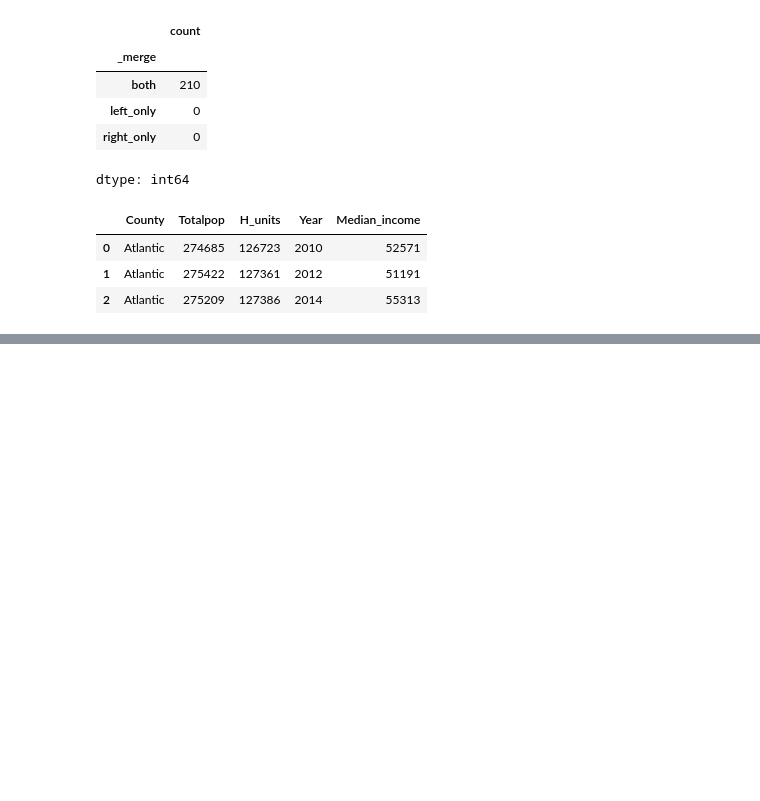
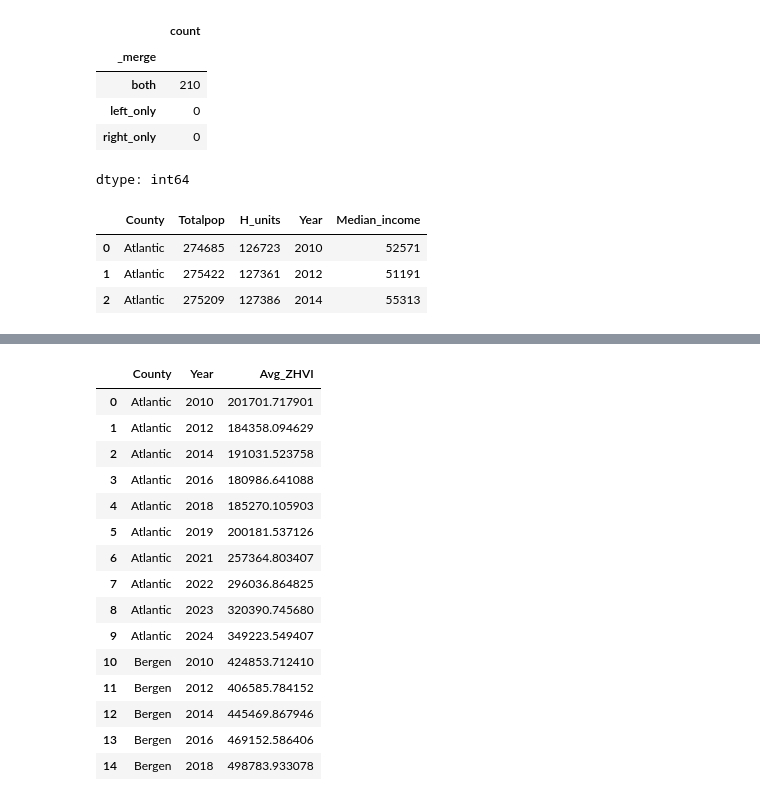
Before and after one commit to carlavilla/DataManagement, a Jupyter notebook: Flooding_and_Housing_NJ.ipynb, the cells around one changed output, grey strips where cells are left out. Cells and saved outputs as stored; diff of their text form; code cells hidden in the pictures; blank space fills up the shorter version.

```diff
--- a/Flooding_and_Housing_NJ.ipynb
+++ b/Flooding_and_Housing_NJ.ipynb
@@ -382,0 +494,21 @@ memory usage: 7.7+ MB
+# %%
+#Done with Gemini
+# 1. Filter the columns that contain any of our target years, keeping 'RegionName'
+columns_to_melt = ['RegionName'] + [col for col in zhviNJ.columns if any(year in col for year in target_years)]
+
+# 2. Melt (stack) the dataset using RegionName as the ID
+zhvi_long_all = pd.melt(
+    zhviNJ[columns_to_melt],
+    id_vars=['RegionName'],
+    var_name='Date',
+    value_name='HomeValue'
+)
+
+# 3. Convert 'Date' to datetime for chronological plotting
+zhvi_long_all['Date'] = pd.to_datetime(zhvi_long_all['Date'])
+
+# 4. Create the clean 'County' column for the legend
+zhvi_long_all['County'] = zhvi_long_all['RegionName'].str.replace(' County', '')
+
+# Display the top of our newly reshaped dataset
+zhvi_long_all.head()
@@ -382,0 +555,28 @@ memory usage: 7.7+ MB
+# %%
+#Created with Gemini
+# Extract the year from the 'Date' column
+zhvi_long_all['Year'] = zhvi_long_all['Date'].dt.year
+
+# Group by County and Year to compute the average annual home value
+annual_zhvi_avg = zhvi_long_all.groupby(['County', 'Year'])['HomeValue'].mean().reset_index()
+annual_zhvi_avg = annual_zhvi_avg.rename(columns={'HomeValue': 'Avg_ZHVI'})
+
+# Display the resulting DataFrame
+annual_zhvi_avg.head(15)
+# %% [output]
+|  | County | Year | Avg_ZHVI |
+| 0 | Atlantic | 2010 | 201701.717901 |
+| 1 | Atlantic | 2012 | 184358.094629 |
+| 2 | Atlantic | 2014 | 191031.523758 |
+| 3 | Atlantic | 2016 | 180986.641088 |
+| 4 | Atlantic | 2018 | 185270.105903 |
+| 5 | Atlantic | 2019 | 200181.537126 |
+| 6 | Atlantic | 2021 | 257364.803407 |
+| 7 | Atlantic | 2022 | 296036.864825 |
+| 8 | Atlantic | 2023 | 320390.745680 |
+| 9 | Atlantic | 2024 | 349223.549407 |
+| 10 | Bergen | 2010 | 424853.712410 |
+| 11 | Bergen | 2012 | 406585.784152 |
+| 12 | Bergen | 2014 | 445469.867946 |
+| 13 | Bergen | 2016 | 469152.586406 |
+| 14 | Bergen | 2018 | 498783.933078 |
```
Also changed, not shown: parts of 32 cells of this notebook.
